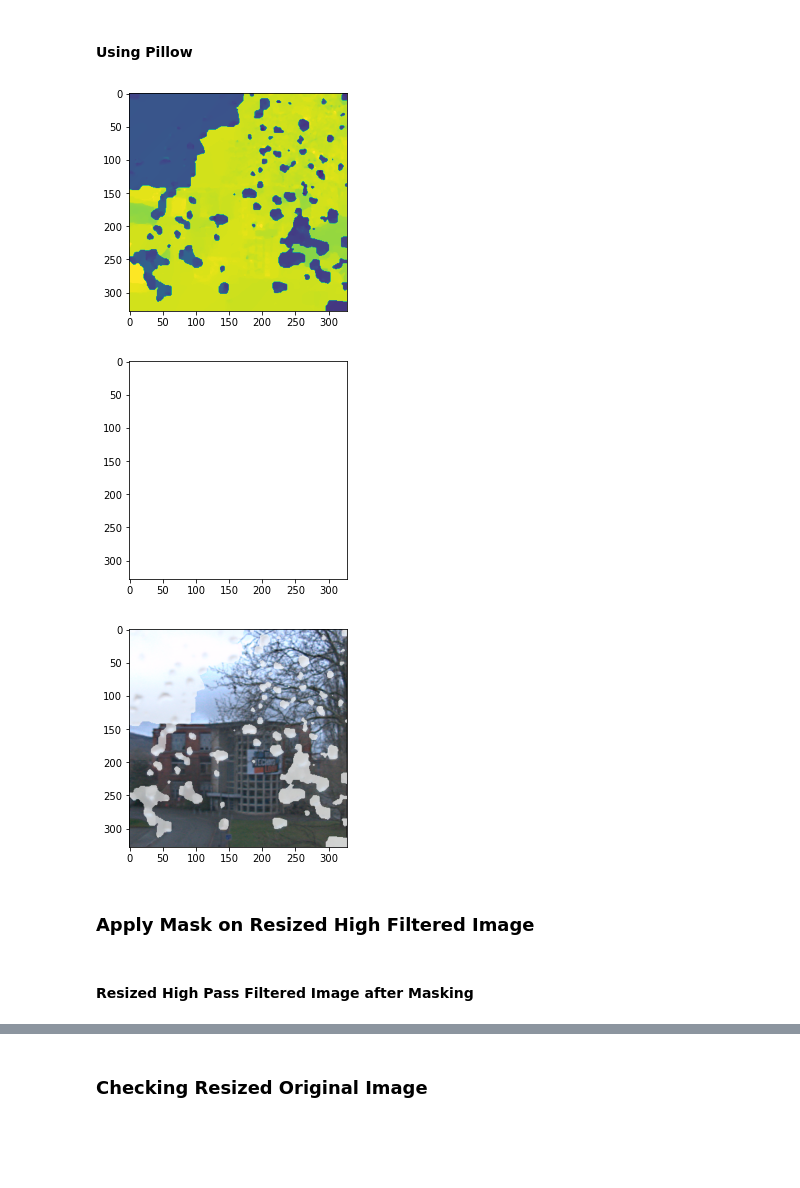
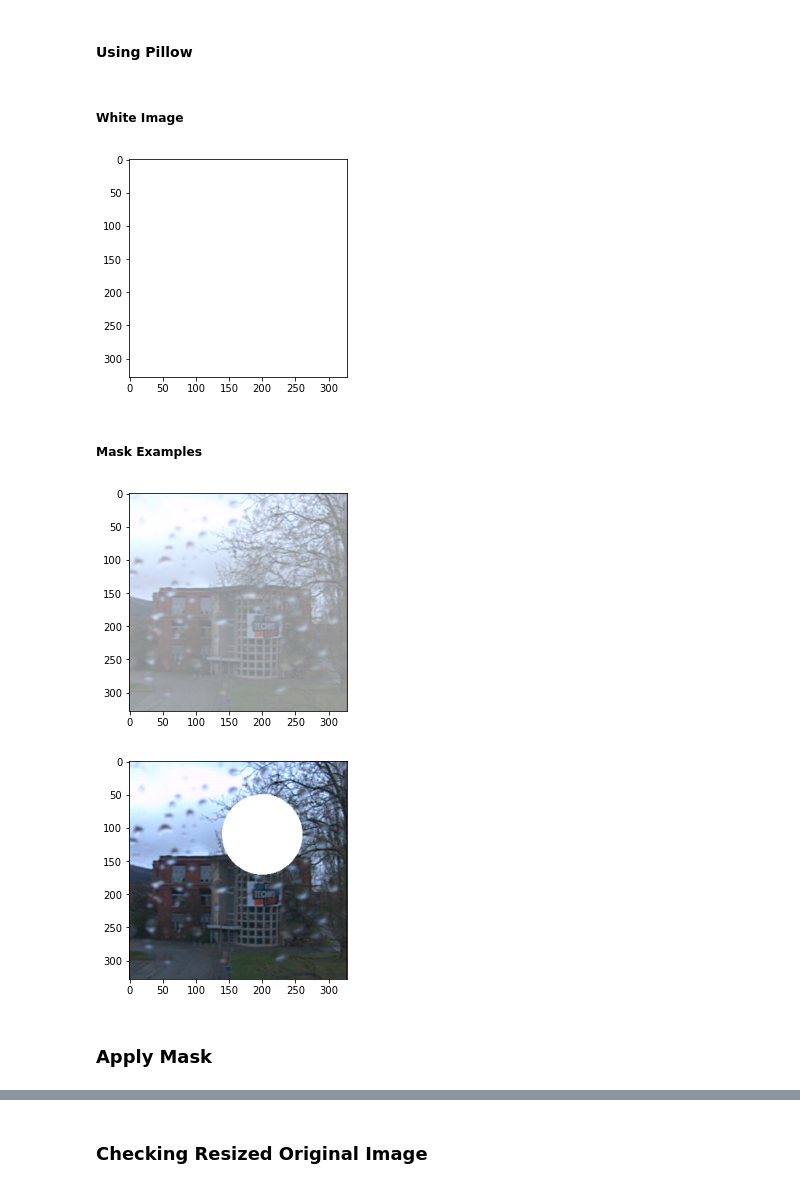
Before and after one commit to Baneeishaque/Raindrop-Removal-With-Light-Field-Image-Using-Image-Inpainting, a Jupyter notebook: main.ipynb, the cells around one changed output, grey strips where cells are left out. Drawn from its saved outputs; the diff is of its cells as text; code cells hidden in the pictures; blank space fills up the shorter version.

Commit message:
Pillow success

```diff
--- a/main.ipynb
+++ b/main.ipynb
@@ -224,50 +178,31 @@ True
+# %% [markdown]
+##### White Image
 # %%
-from PIL import Image
-
-depthImage = Image.open('depth_01.png');
-plt.imshow(depthImage)
+resizedOriginalImagePillow = Image.open('resizedOriginalImage_01.png')
+whiteImagePillow = Image.new("1", resizedOriginalImagePillow.size, 255)
+plt.imshow(whiteImagePillow)
 plt.show()
 # %% [output]
-[figure, old version]
+[figure, new version]
-# %%
-from PIL import ImageDraw, ImageOps
-
-cv.imwrite('resizedOriginalImage_01.png',resizedOriginalImage)
-cv.imwrite('invertedBinaryDepthMapImageWithClosingOpeningAndErosion_01.png',
-           invertedBinaryDepthMapImageWithClosingOpeningAndErosion)
-
-resizedOriginalImagePillow = Image.open('resizedOriginalImage_01.png')
-whiteImage = Image.open('whiteImage.png')
-invertedBinaryDepthMapImageWithClosingOpeningAndErosionPillow = Image.open('invertedBinaryDepthMapImageWithClosingOpeningAndErosion_01.png').convert("RGBA")
-
-# mask = Image.new("L", resizedOriginalImagePillow.size, 128)
-
-# mask = Image.new("L", resizedOriginalImagePillow.size, 0)
-# draw = ImageDraw.Draw(mask)
-# draw.ellipse((140, 50, 260, 170), fill=255)
-
-# mask = Image.new("1", resizedOriginalImagePillow.size, 0)
-# draw = ImageDraw.Draw(mask)
-# draw.ellipse((140, 50, 260, 170), fill=255)
-
-# compositeImage = Image.composite(whiteImage, resizedOriginalImagePillow, mask)
-
-# compositeImage = Image.composite(whiteImage, resizedOriginalImagePillow, invertedBinaryDepthMapImageWithClosingOpeningAndErosionPillow)
-
-# depthImagePillow =ImageOps.grayscale(ImageOps.invert(Image.open('depth_01.png')))
-
-whiteImagePillow = Image.new("1", resizedOriginalImagePillow.size, (255))
-plt.imshow(whiteImagePillow)
-plt.show()
-
-# compositeImage = Image.composite(whiteImage, resizedOriginalImagePillow, depthImagePillow)
-
-compositeImage = Image.composite(whiteImagePillow, resizedOriginalImagePillow, depthImagePillow)
-
-plt.imshow(compositeImage)
-plt.show()
-# %% [output]
-[figure, removed]
-[figure, removed]
+# %% [markdown]
+##### Mask Examples
+# %%
+mask = Image.new("L", resizedOriginalImagePillow.size, 128)
+compositeImage = Image.composite(whiteImagePillow, resizedOriginalImagePillow, mask)
+plt.imshow(compositeImage)
+plt.show()
+# %% [output]
+[figure, added]
+# %%
+from PIL import ImageDraw
+
+mask = Image.new("L", resizedOriginalImagePillow.size, 0)
+draw = ImageDraw.Draw(mask)
+draw.ellipse((140, 50, 260, 170), fill=255)
+compositeImage = Image.composite(whiteImagePillow, resizedOriginalImagePillow, mask)
+plt.imshow(compositeImage)
+plt.show()
+# %% [output]
+[figure, added]
 # %% [markdown]
-### Apply Mask on Resized High Filtered Image
+### Apply Mask
@@ -278,2 +208,0 @@ maskedHighPassFilteredResizedImage = cv.bitwise_and(resizedHighPassFilteredImage
-# %% [markdown]
-#### Resized High Pass Filtered Image after Masking
```
Also changed, not shown: parts of 40 cells of this notebook, 5 other files.
